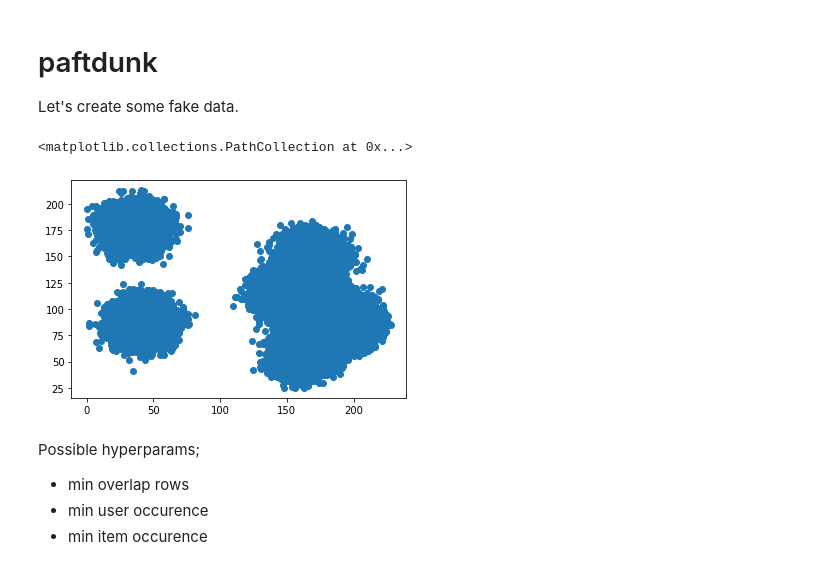
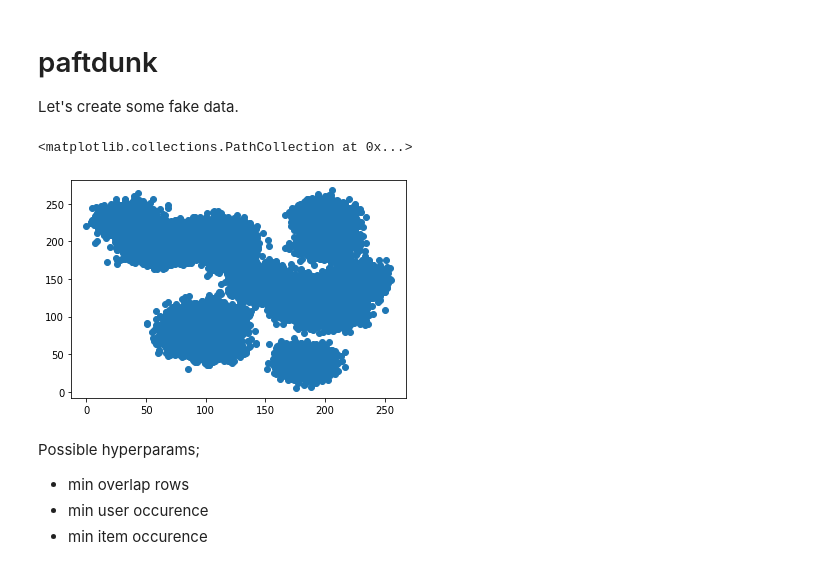
Before and after one commit to koaning/paftdunk, a Jupyter notebook: notebooks/01-quickstart.ipynb, the cells around one changed output. Cells and saved outputs as stored; diff of their text form; code cells hidden in the pictures.

```diff
--- a/notebooks/01-quickstart.ipynb
+++ b/notebooks/01-quickstart.ipynb
@@ -8,13 +8,13 @@ import pandas as pd
 import matplotlib.pylab as plt
 from sklearn.datasets import make_blobs
 # %%
-X, y = make_blobs(n_samples = 50000, centers=6)
+X, y = make_blobs(n_samples = 50000, centers=20)
 X = np.round(X*10)
 X += np.abs(np.min(X))
 plt.scatter(X[:, 0], X[:, 1])
 # %% [output]
 <matplotlib.collections.PathCollection at 0x...>
-[figure, old version]
+[figure, new version]
 # %% [markdown]
 Possible hyperparams;
 
```
Also changed, not shown: parts of 11 cells of this notebook, 3 other files.
